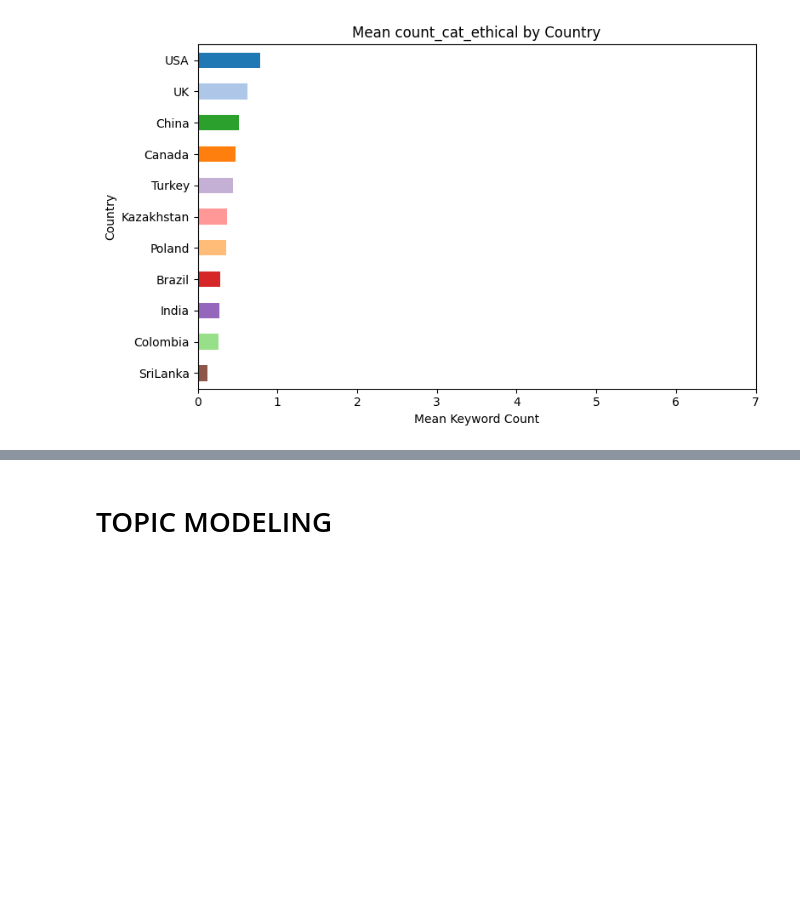
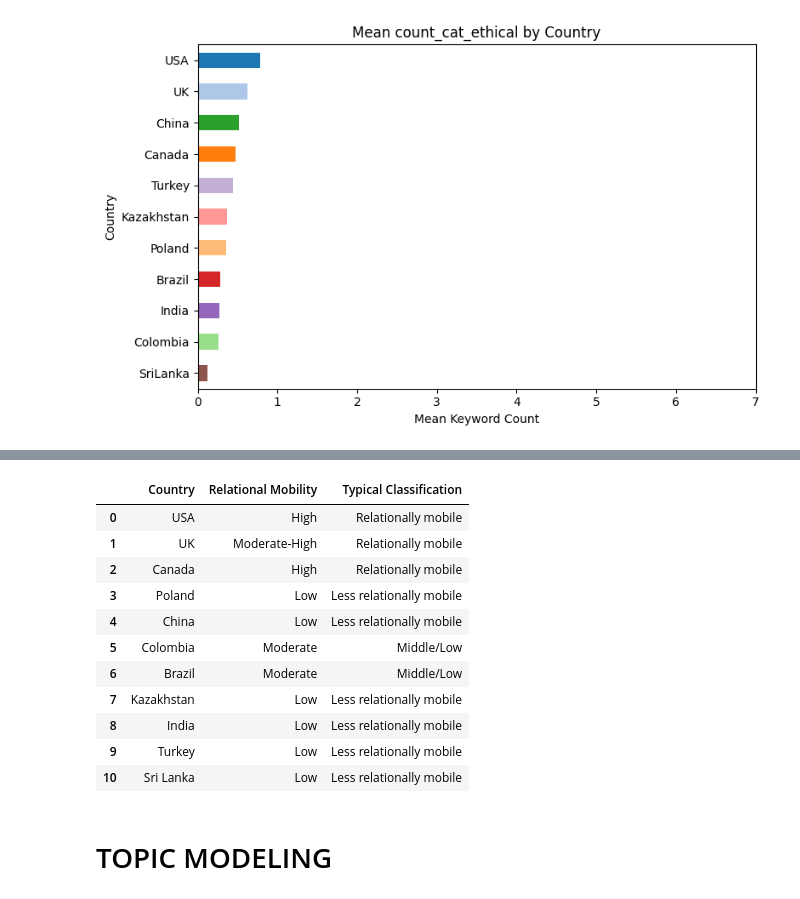
Before and after one commit to vvader24/WJC, a Jupyter notebook: Vinita/Study1_final.ipynb, the cells around one changed output, grey strips where cells are left out. Saved outputs shown, nothing was run; the diff lists cells and outputs as text; code cells hidden in the pictures; blank space fills up the shorter version.

```diff
--- a/Vinita/Study1_final.ipynb
+++ b/Vinita/Study1_final.ipynb
@@ -735,2 +739,37 @@ for count_var in count_cat_vars:
+# %%
+import pandas as pd
+
+# Create relational mobility table as a DataFrame
+relational_mobility_df = pd.DataFrame({
+    "Country": [
+        "USA", "UK", "Canada", "Poland", "China", "Colombia", "Brazil",
+        "Kazakhstan", "India", "Turkey", "Sri Lanka"
+    ],
+    "Relational Mobility": [
+        "High", "Moderate-High", "High", "Low", "Low", "Moderate", "Moderate",
+        "Low", "Low", "Low", "Low"
+    ],
+    "Typical Classification": [
+        "Relationally mobile", "Relationally mobile", "Relationally mobile",
+        "Less relationally mobile", "Less relationally mobile", "Middle/Low",
+        "Middle/Low", "Less relationally mobile", "Less relationally mobile",
+        "Less relationally mobile", "Less relationally mobile"
+    ]
+})
+
+display(relational_mobility_df)
+# %% [output]
+|  | Country | Relational Mobility | Typical Classification |
+| 0 | USA | High | Relationally mobile |
+| 1 | UK | Moderate-High | Relationally mobile |
+| 2 | Canada | High | Relationally mobile |
+| 3 | Poland | Low | Less relationally mobile |
+| 4 | China | Low | Less relationally mobile |
+| 5 | Colombia | Moderate | Middle/Low |
+| 6 | Brazil | Moderate | Middle/Low |
+| 7 | Kazakhstan | Low | Less relationally mobile |
+| 8 | India | Low | Less relationally mobile |
+| 9 | Turkey | Low | Less relationally mobile |
+| 10 | Sri Lanka | Low | Less relationally mobile |
 # %% [markdown]
 # TOPIC MODELING
```
Also changed, not shown: parts of 6 cells of this notebook.
